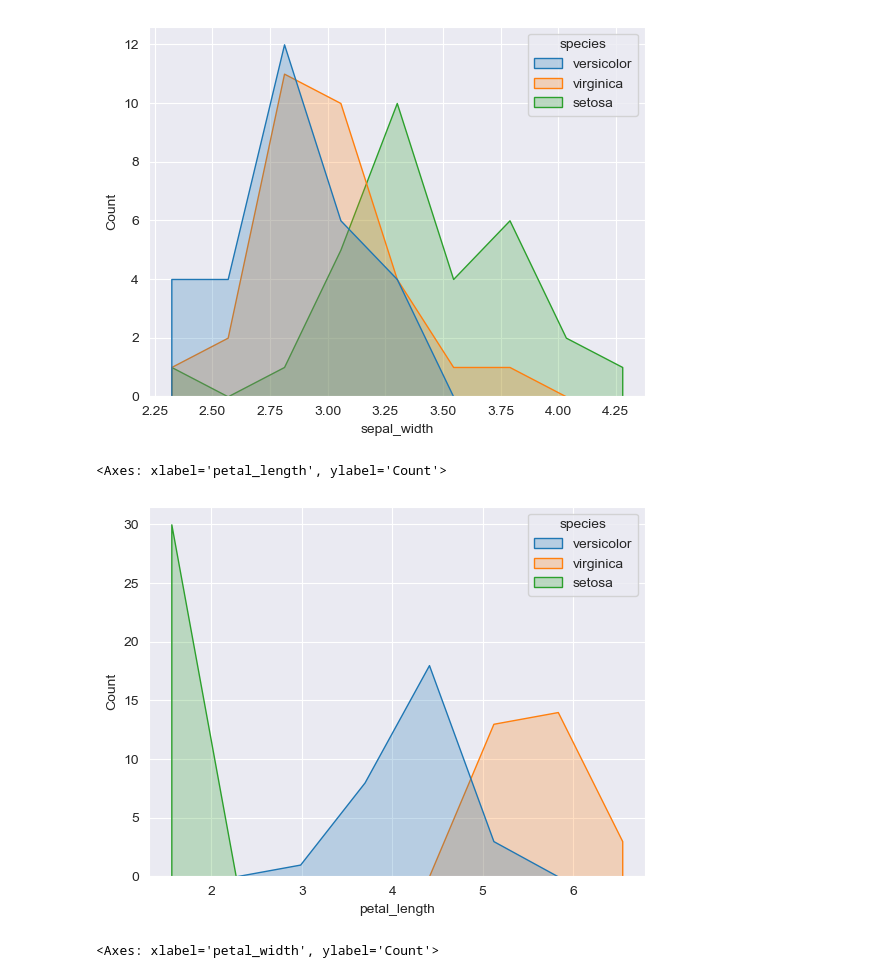
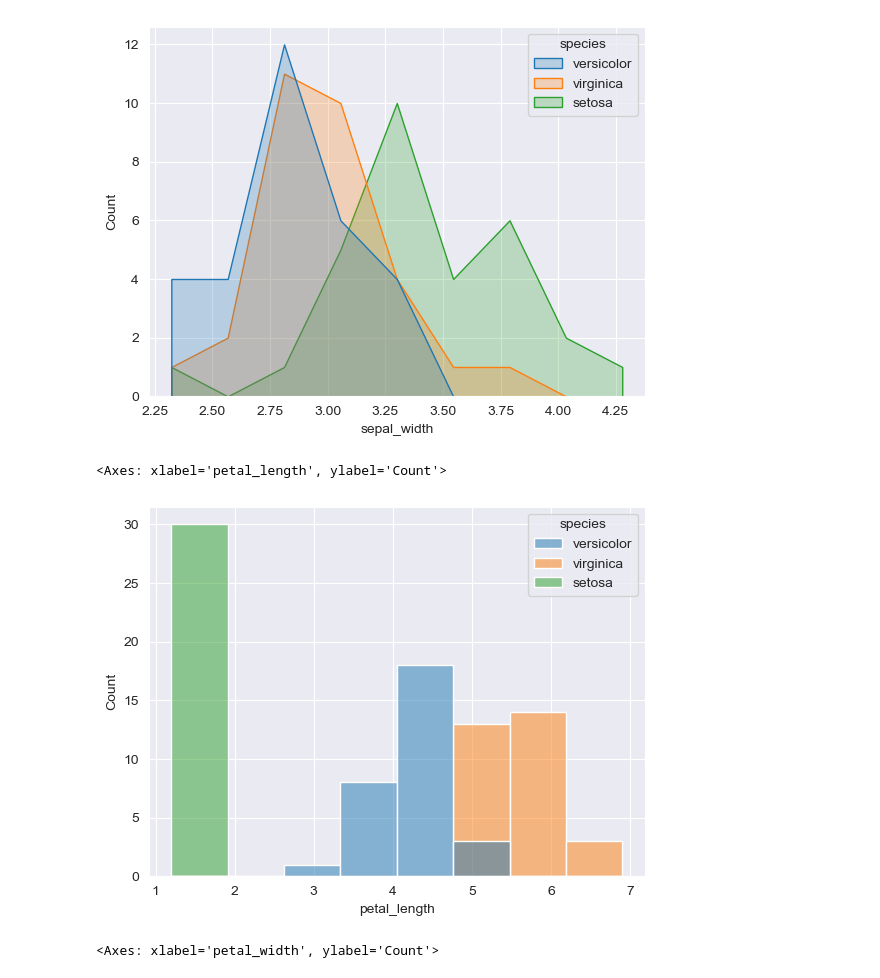
Before and after one commit to Nathanieldewald/classification-exercises, a Jupyter notebook: classification_exercises.ipynb, the cells around one changed output. Cells and saved outputs as stored; diff of their text form; code cells hidden in the pictures.

```diff
--- a/classification_exercises.ipynb
+++ b/classification_exercises.ipynb
@@ -732,10 +733,10 @@ sns.histplot(data=train, x="sepal_width", hue="species", element="poly")
 <Axes: xlabel='sepal_width', ylabel='Count'>
 [figure]
 # %%
-sns.histplot(data=train, x="petal_length", hue="species", element="poly")
+sns.histplot(data=train, x="petal_length", hue="species")
 # %% [output]
 <Axes: xlabel='petal_length', ylabel='Count'>
-[figure, old version]
+[figure, new version]
 # %%
 sns.histplot(data=train, x="petal_width", hue="species", element="poly")
 # %% [output]
```
Also changed, not shown: parts of 20 cells of this notebook, 1 other file.
